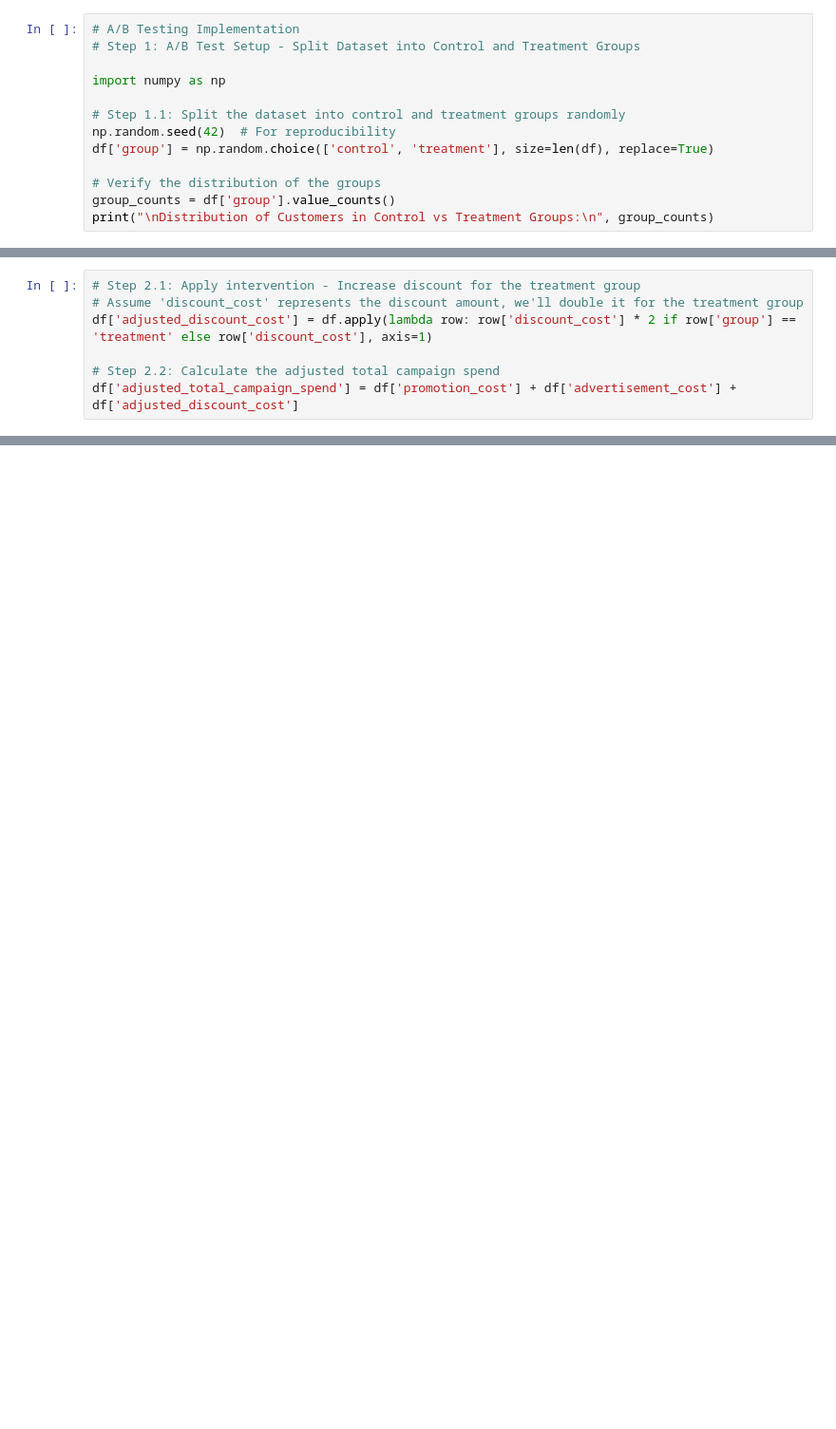
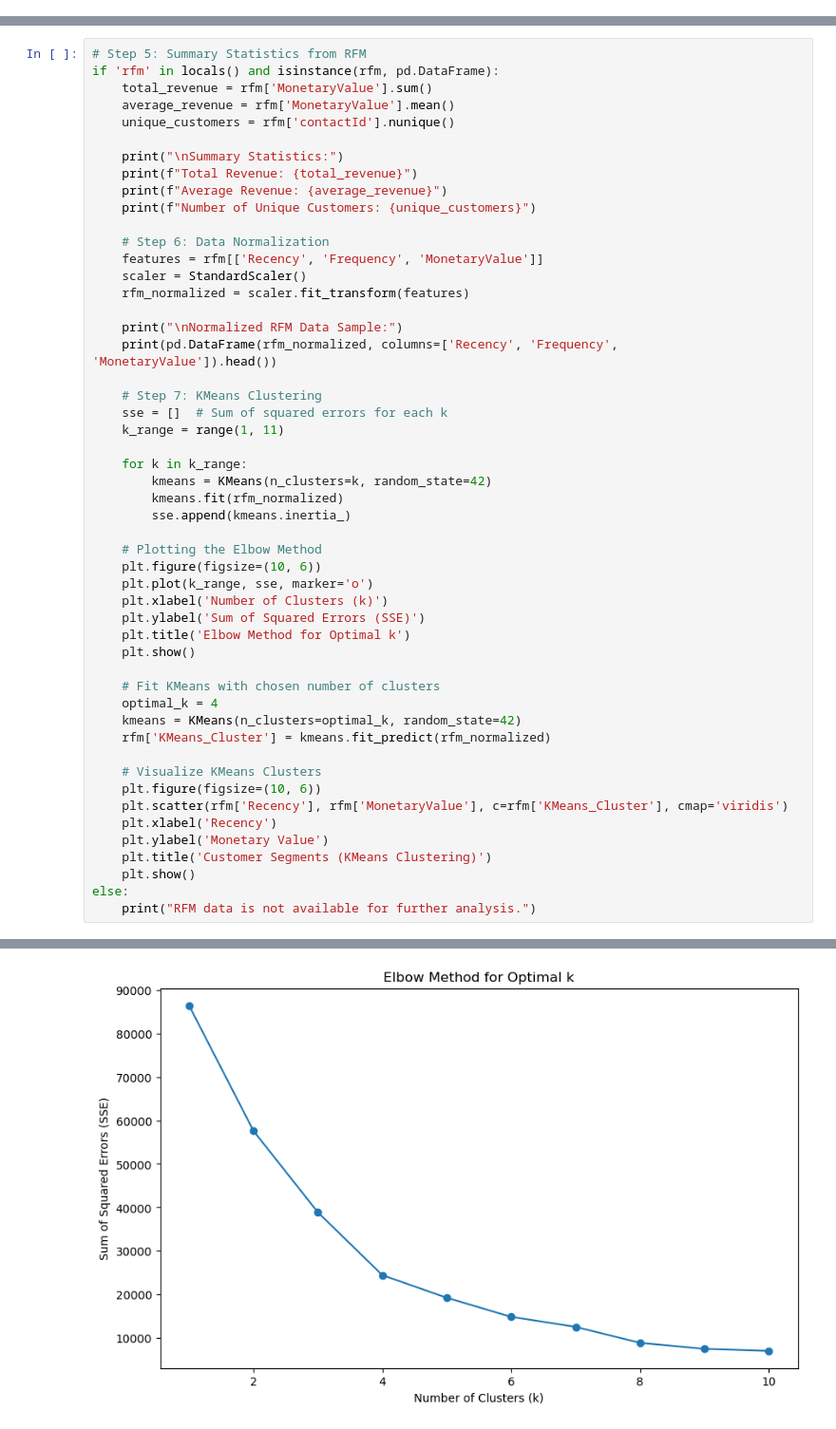
Before and after one commit to MiltonGreat/Marketing-Campaign-Analysis, a Jupyter notebook: Marketing Campaign.ipynb, the cells around one changed output, grey strips where cells are left out. Shown at 95% size. Saved outputs shown, nothing was run; the diff lists cells and outputs as text; blank space fills up the shorter version.

```diff
--- a/Marketing Campaign.ipynb
+++ b/Marketing Campaign.ipynb
@@ -915,13 +50,0 @@ Please check the alignment between feature names, SHAP values, and features.
-# %%
-# A/B Testing Implementation
-# Step 1: A/B Test Setup - Split Dataset into Control and Treatment Groups
-
-import numpy as np
-
-# Step 1.1: Split the dataset into control and treatment groups randomly
-np.random.seed(42)  # For reproducibility
-df['group'] = np.random.choice(['control', 'treatment'], size=len(df), replace=True)
-
-# Verify the distribution of the groups
-group_counts = df['group'].value_counts()
-print("\nDistribution of Customers in Control vs Treatment Groups:\n", group_counts)
@@ -934,7 +50,0 @@ Name: count, dtype: int64
-# %%
-# Step 2.1: Apply intervention - Increase discount for the treatment group
-# Assume 'discount_cost' represents the discount amount, we'll double it for the treatment group
-df['adjusted_discount_cost'] = df.apply(lambda row: row['discount_cost'] * 2 if row['group'] == 'treatment' else row['discount_cost'], axis=1)
-
-# Step 2.2: Calculate the adjusted total campaign spend
-df['adjusted_total_campaign_spend'] = df['promotion_cost'] + df['advertisement_cost'] + df['adjusted_discount_cost']
@@ -1261,0 +129,52 @@ Passing `palette` without assigning `hue` is deprecated and will be removed in v
+# %%
+# Step 5: Summary Statistics from RFM
+if 'rfm' in locals() and isinstance(rfm, pd.DataFrame):
+    total_revenue = rfm['MonetaryValue'].sum()
+    average_revenue = rfm['MonetaryValue'].mean()
+    unique_customers = rfm['contactId'].nunique()
+
+    print("\nSummary Statistics:")
+    print(f"Total Revenue: {total_revenue}")
+    print(f"Average Revenue: {average_revenue}")
+    print(f"Number of Unique Customers: {unique_customers}")
+
+    # Step 6: Data Normalization
+    features = rfm[['Recency', 'Frequency', 'MonetaryValue']]
+    scaler = StandardScaler()
+    rfm_normalized = scaler.fit_transform(features)
+
+    print("\nNormalized RFM Data Sample:")
+    print(pd.DataFrame(rfm_normalized, columns=['Recency', 'Frequency', 'MonetaryValue']).head())
+
+    # Step 7: KMeans Clustering
+    sse = []  # Sum of squared errors for each k
+    k_range = range(1, 11)
+
+    for k in k_range:
+        kmeans = KMeans(n_clusters=k, random_state=42)
+        kmeans.fit(rfm_normalized)
+        sse.append(kmeans.inertia_)
+
+    # Plotting the Elbow Method
+    plt.figure(figsize=(10, 6))
+    plt.plot(k_range, sse, marker='o')
+    plt.xlabel('Number of Clusters (k)')
+    plt.ylabel('Sum of Squared Errors (SSE)')
+    plt.title('Elbow Method for Optimal k')
+    plt.show()
+
+    # Fit KMeans with chosen number of clusters
+    optimal_k = 4
+    kmeans = KMeans(n_clusters=optimal_k, random_state=42)
+    rfm['KMeans_Cluster'] = kmeans.fit_predict(rfm_normalized)
+
+    # Visualize KMeans Clusters
+    plt.figure(figsize=(10, 6))
+    plt.scatter(rfm['Recency'], rfm['MonetaryValue'], c=rfm['KMeans_Cluster'], cmap='viridis')
+    plt.xlabel('Recency')
+    plt.ylabel('Monetary Value')
+    plt.title('Customer Segments (KMeans Clustering)')
+    plt.show()
+else:
+    print("RFM data is not available for further analysis.")
+# %% [output]
@@ -1261,0 +193 @@ Passing `palette` without assigning `hue` is deprecated and will be removed in v
+[figure, added]
```
Also changed, not shown: parts of 35 cells of this notebook.
